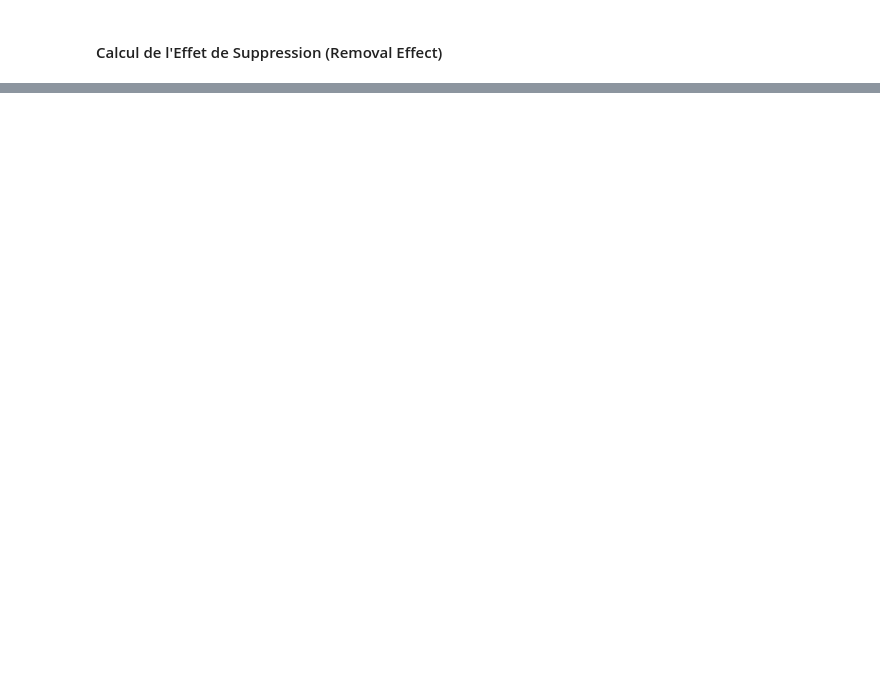
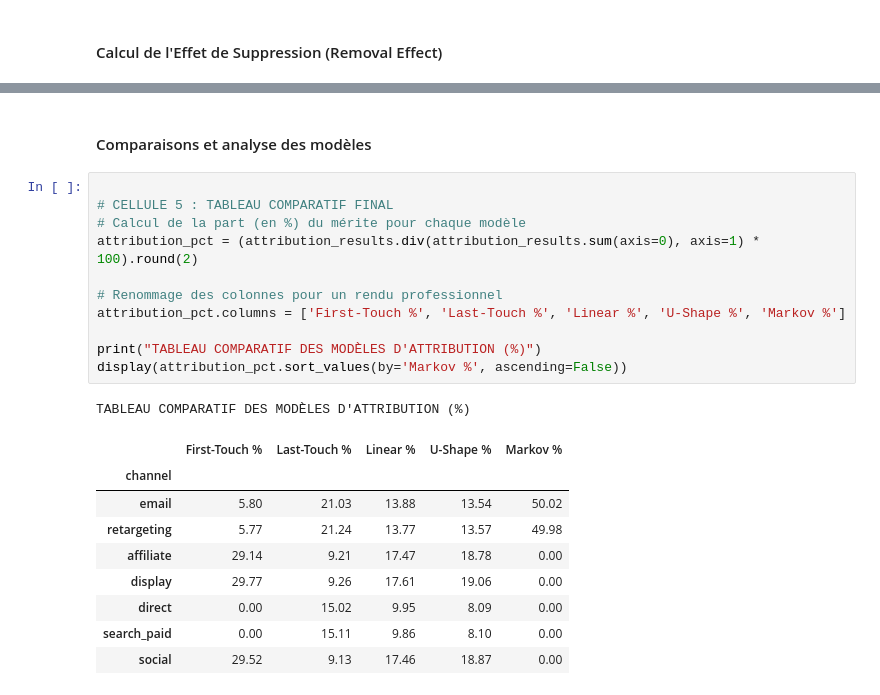
Before and after one commit to fds-imane/Data_Marketing, a Jupyter notebook: data_marketing_part_5.ipynb, the cells around one changed output, grey strips where cells are left out. Drawn from its saved outputs; the diff is of its cells as text; blank space fills up the shorter version.

Commit message:
part 4 tp 5

```diff
--- a/data_marketing_part_5.ipynb
+++ b/data_marketing_part_5.ipynb
@@ -384,0 +473,24 @@ Probabilité de base calculée : 0.0084
+# %% [markdown]
+#### Comparaisons et analyse des modèles
+# %%
+
+# CELLULE 5 : TABLEAU COMPARATIF FINAL
+# Calcul de la part (en %) du mérite pour chaque modèle
+attribution_pct = (attribution_results.div(attribution_results.sum(axis=0), axis=1) * 100).round(2)
+
+# Renommage des colonnes pour un rendu professionnel
+attribution_pct.columns = ['First-Touch %', 'Last-Touch %', 'Linear %', 'U-Shape %', 'Markov %']
+
+print("TABLEAU COMPARATIF DES MODÈLES D'ATTRIBUTION (%)")
+display(attribution_pct.sort_values(by='Markov %', ascending=False))
+# %% [output]
+TABLEAU COMPARATIF DES MODÈLES D'ATTRIBUTION (%)
+|  | First-Touch % | Last-Touch % | Linear % | U-Shape % | Markov % |
+| channel |  |  |  |  |  |
+| email | 5.80 | 21.03 | 13.88 | 13.54 | 50.02 |
+| retargeting | 5.77 | 21.24 | 13.77 | 13.57 | 49.98 |
+| affiliate | 29.14 | 9.21 | 17.47 | 18.78 | 0.00 |
+| display | 29.77 | 9.26 | 17.61 | 19.06 | 0.00 |
+| direct | 0.00 | 15.02 | 9.95 | 8.09 | 0.00 |
+| search_paid | 0.00 | 15.11 | 9.86 | 8.10 | 0.00 |
+| social | 29.52 | 9.13 | 17.46 | 18.87 | 0.00 |
```
Also changed, not shown: parts of 8 cells of this notebook.
